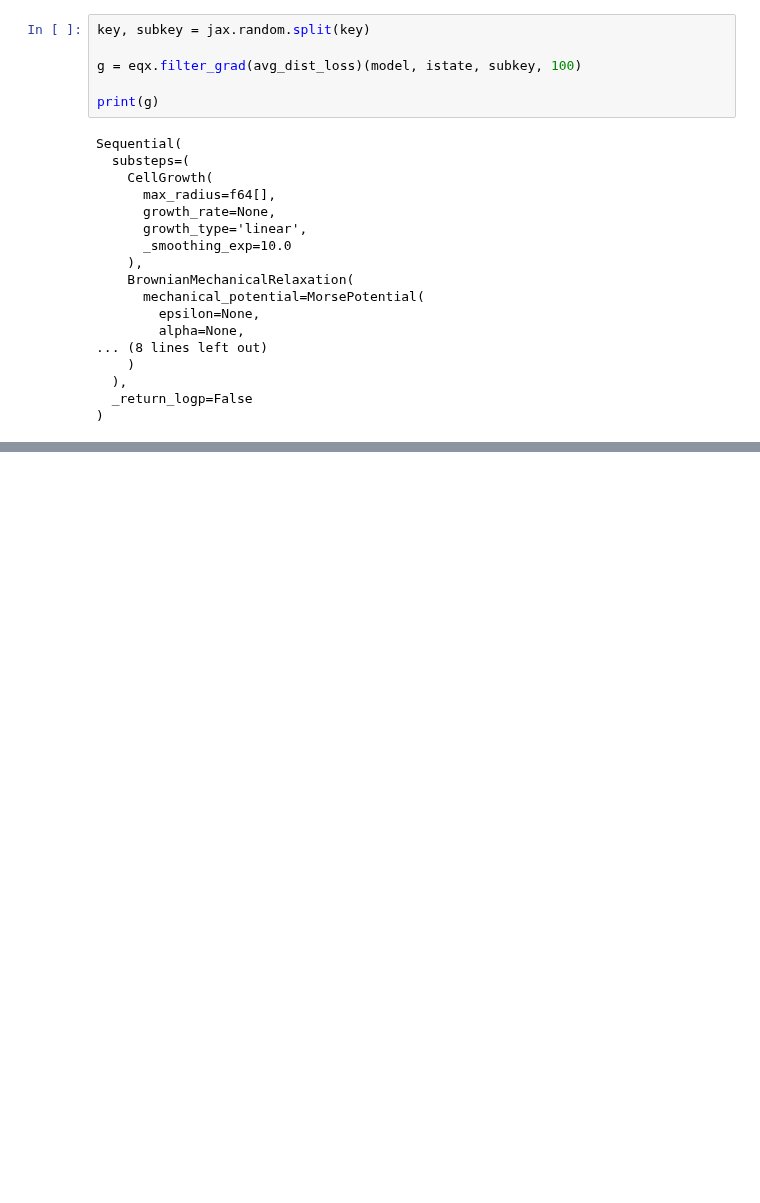
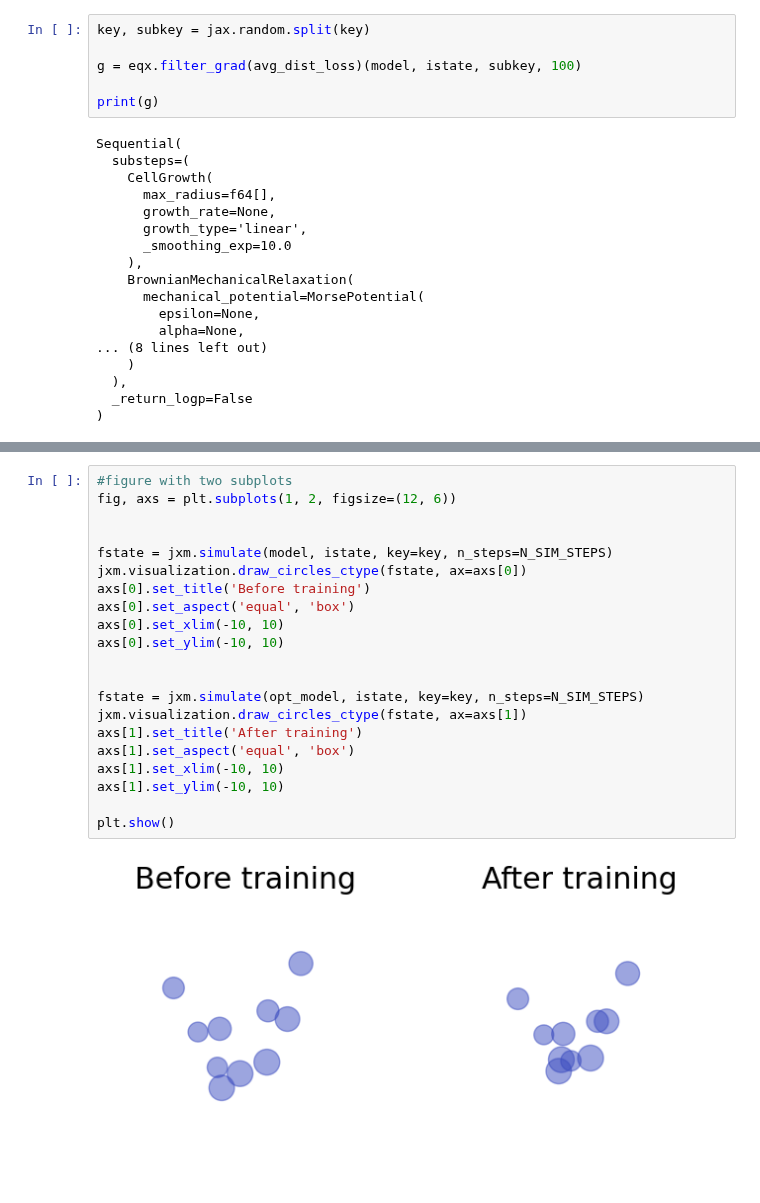
Before and after one commit to fmottes/jax-morph, a Jupyter notebook: tutorials/02 - JAX-morph Gradients and Optimization.ipynb, the cells around one changed output, grey strips where cells are left out. Cells and saved outputs as stored; diff of their text form; blank space fills up the shorter version.

```diff
--- a/tutorials/02 - JAX-morph Gradients and Optimization.ipynb
+++ b/tutorials/02 - JAX-morph Gradients and Optimization.ipynb
@@ -332,0 +473,23 @@ Gradient w.r.t x: [5. 5. 5.]
+# %%
+#figure with two subplots
+fig, axs = plt.subplots(1, 2, figsize=(12, 6))
+
+
+fstate = jxm.simulate(model, istate, key=key, n_steps=N_SIM_STEPS)
+jxm.visualization.draw_circles_ctype(fstate, ax=axs[0])
+axs[0].set_title('Before training')
+axs[0].set_aspect('equal', 'box')
+axs[0].set_xlim(-10, 10)
+axs[0].set_ylim(-10, 10)
+
+
+fstate = jxm.simulate(opt_model, istate, key=key, n_steps=N_SIM_STEPS)
+jxm.visualization.draw_circles_ctype(fstate, ax=axs[1])
+axs[1].set_title('After training')
+axs[1].set_aspect('equal', 'box')
+axs[1].set_xlim(-10, 10)
+axs[1].set_ylim(-10, 10)
+
+plt.show()
+# %% [output]
+[figure, added]
```
Also changed, not shown: parts of 25 cells of this notebook.
